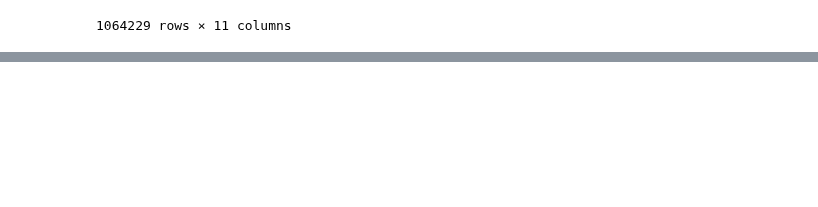
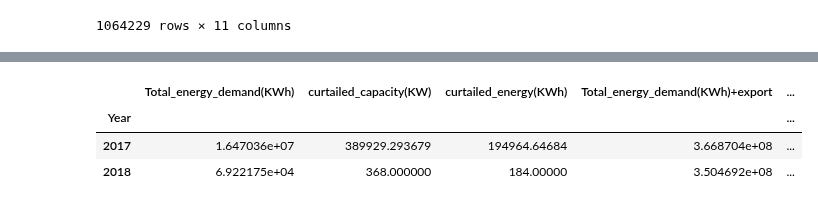
Before and after one commit to Lanottez/IC_BA_2020_BIA_A3, a Jupyter notebook: Project 2/cleaning_data.ipynb, the cells around one changed output, grey strips where cells are left out. Saved outputs shown, nothing was run; the diff lists cells and outputs as text; code cells hidden in the pictures; blank space fills up the shorter version.

```diff
--- a/Project 2/cleaning_data.ipynb
+++ b/Project 2/cleaning_data.ipynb
@@ -135,0 +87,4 @@ See the caveats in the documentation: https://pandas.pydata.org/pandas-docs/stab
+# %%
+import datetime
+turbine_telemetry_replace_nan['Timestamp_H'] = turbine_telemetry_replace_nan['Timestamp'].apply(lambda dt: datetime.datetime(dt.year, dt.month, dt.day, dt.hour,30*(dt.minute // 30)))
+turbine_telemetry_replace_nan
@@ -135,0 +173,25 @@ See the caveats in the documentation: https://pandas.pydata.org/pandas-docs/stab
+# %%
+
+#calculate total customer yearly demand
+residential_demand['Total_energy_demand(KWh)'] = residential_demand.Demand_mean_kw * residential_demand.N_households/2
+yearly_residential_demand = pd.DataFrame(residential_demand.groupby(['Year'])['Total_energy_demand(KWh)'].sum())
+
+yearly_residential_demand=yearly_residential_demand.merge(total_curtailed_energy_per_year,on='Year',how='left')
+
+
+#calculate percentage of curtailed energy out of total generation
+
+yearly_residential_demand['Total_energy_demand(KWh)+export'] = yearly_residential_demand['Total_energy_demand(KWh)'] + 40*1000*365*24
+
+#increase curtailed energy by 500 times as there is 500 turbines
+yearly_residential_demand['curtailed_energy/total_consumption_2'] = 500*yearly_residential_demand['curtailed_energy(KWh)'] / yearly_residential_demand['Total_energy_demand(KWh)+export']
+yearly_residential_demand['curtailed_energy/total_consumption'] = 500*yearly_residential_demand['curtailed_energy(KWh)'] / yearly_residential_demand['Total_energy_demand(KWh)']
+
+
+# by taking assumption that total electricity demand=total number of household + there will always be 40MW energy to mainland at any point in time
+# curtailed energy is 26.6% of total energy consumption.
+# %% [output]
+|  | Total_energy_demand(KWh) | curtailed_capacity(KW) | curtailed_energy(KWh) | Total_energy_demand(KWh)+export | ... |
+| Year |  |  |  |  | ... |
+| 2017 | 1.647036e+07 | 389929.293679 | 194964.64684 | 3.668704e+08 | ... |
+| 2018 | 6.922175e+04 | 368.000000 | 184.00000 | 3.504692e+08 | ... |
```
Also changed, not shown: parts of 11 cells of this notebook.
